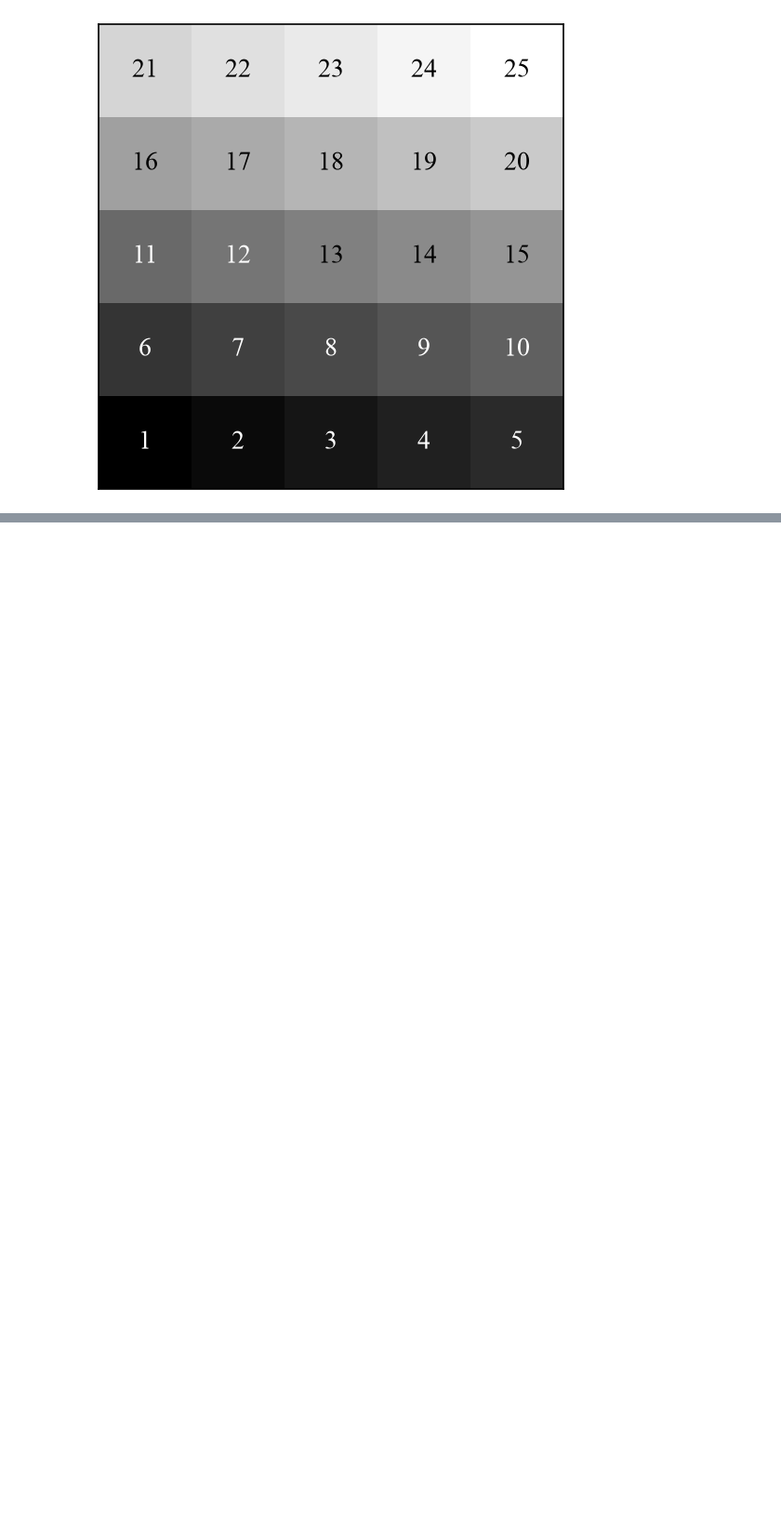
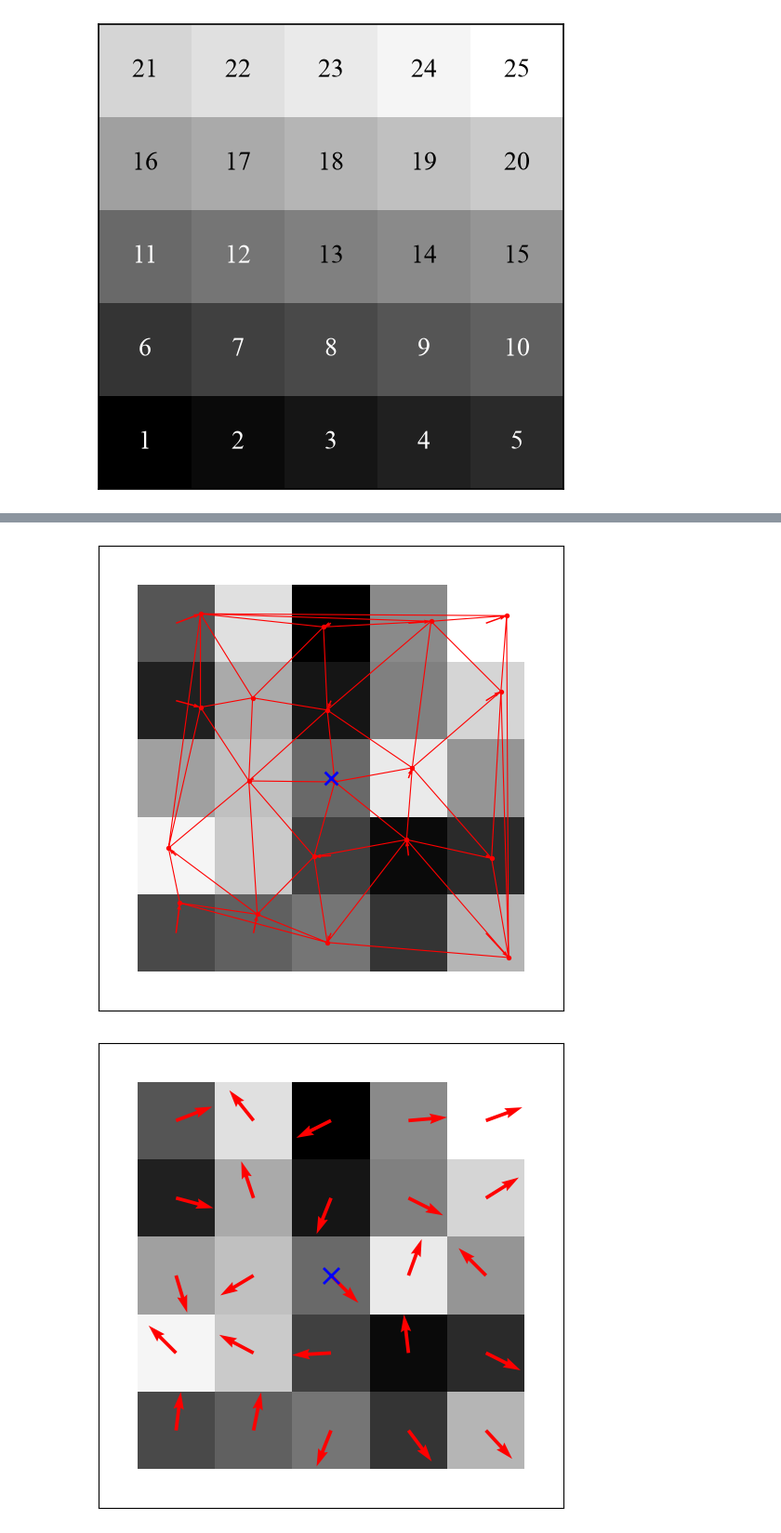
Before and after one commit to Desduh/gpa, a Jupyter notebook: gpa.ipynb, the cells around one changed output, grey strips where cells are left out. Shown at 93% size. Cells and saved outputs as stored; diff of their text form; code cells hidden in the pictures; blank space fills up the shorter version.

```diff
--- a/gpa.ipynb
+++ b/gpa.ipynb
@@ -1849,0 +1970,26 @@ Tolerance error: 0.9911948442459106
+# %%
+gpaObject.plot_delaunay_triangulation(
+    show_center=True,
+    show_image=True,
+    show_scale=False,
+    line_color="red"
+)
+
+gpaObject.plot_gradient_field(
+    show_center=True,
+    show_image=True,
+    show_scale=False,
+    color="red",
+    fixed_length=True
+)
+
+gpaObject.plot_asymmetric_gradient_field(
+    show_center=True,
+    show_image=True,
+    show_scale=False,
+    color="red",
+    fixed_length=True
+)
+# %% [output]
+[figure, added]
+[figure, added]
```
Also changed, not shown: parts of 15 cells of this notebook, 1 other file.
